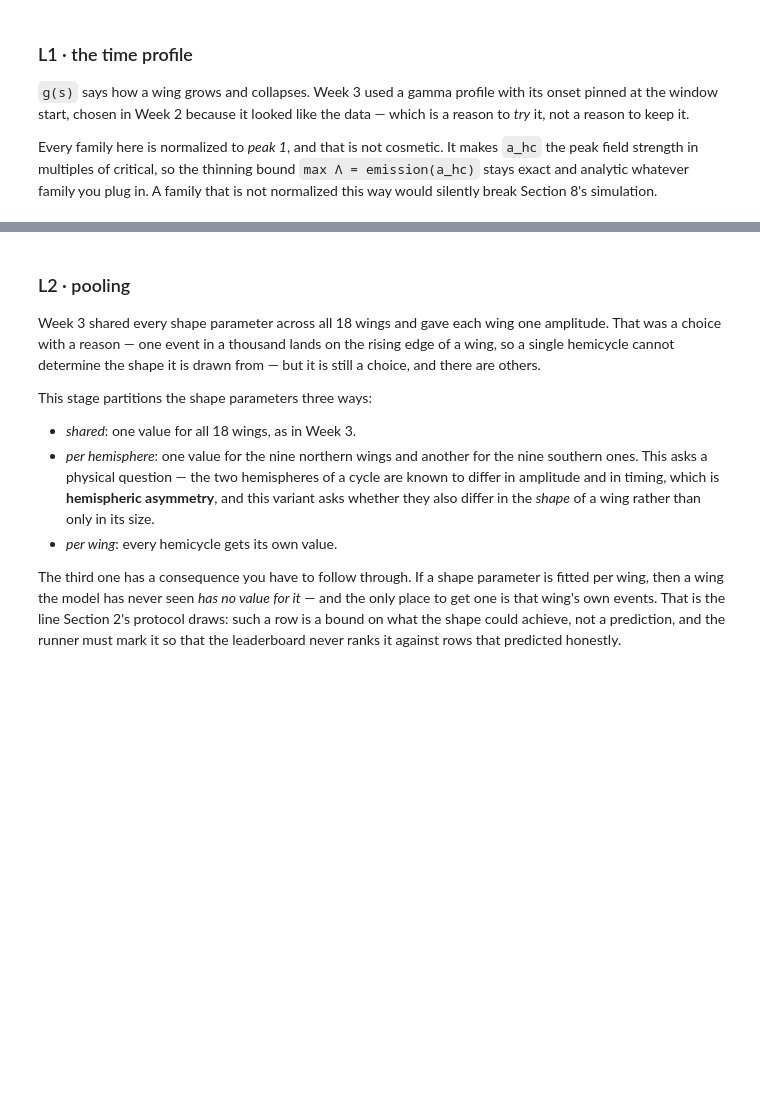
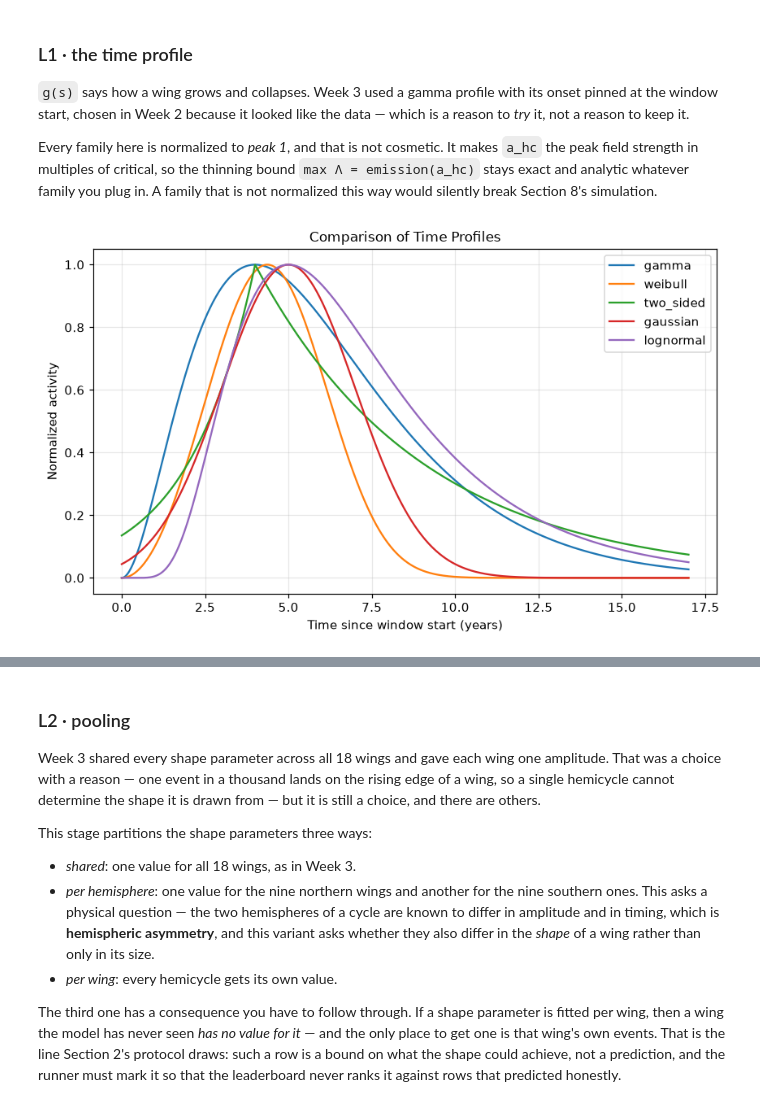
Before and after one commit to RobJAd/butterflai2, a Jupyter notebook: submissions/weeks/week_04/04_scoreboard1.ipynb, the cells around one changed output, grey strips where cells are left out. Saved outputs shown, nothing was run; the diff lists cells and outputs as text; code cells hidden in the pictures; blank space fills up the shorter version.

```diff
--- a/submissions/weeks/week_04/04_scoreboard1.ipynb
+++ b/submissions/weeks/week_04/04_scoreboard1.ipynb
@@ -658,3 +815,18 @@ raise NotImplementedError("Task 32: L1 — a library of time profiles, each norm
+# %%
+fig, ax = plt.subplots(figsize=(9, 5))
+
+for name in SHAPES:
+    draw_shape(ax, name)
+
+ax.set_xlabel("Time since window start (years)")
+ax.set_ylabel("Normalized activity")
+ax.set_title("Comparison of Time Profiles")
+ax.legend()
+ax.grid(alpha=0.3)
+
+plt.show()
+# %% [output]
+[figure, added]
 # %%
 # Given: check the normalization before trusting any of it. A family whose peak is not 1 breaks the
 # thinning bound in Section 8, and it breaks it silently.
```
Also changed, not shown: parts of 24 cells of this notebook.
